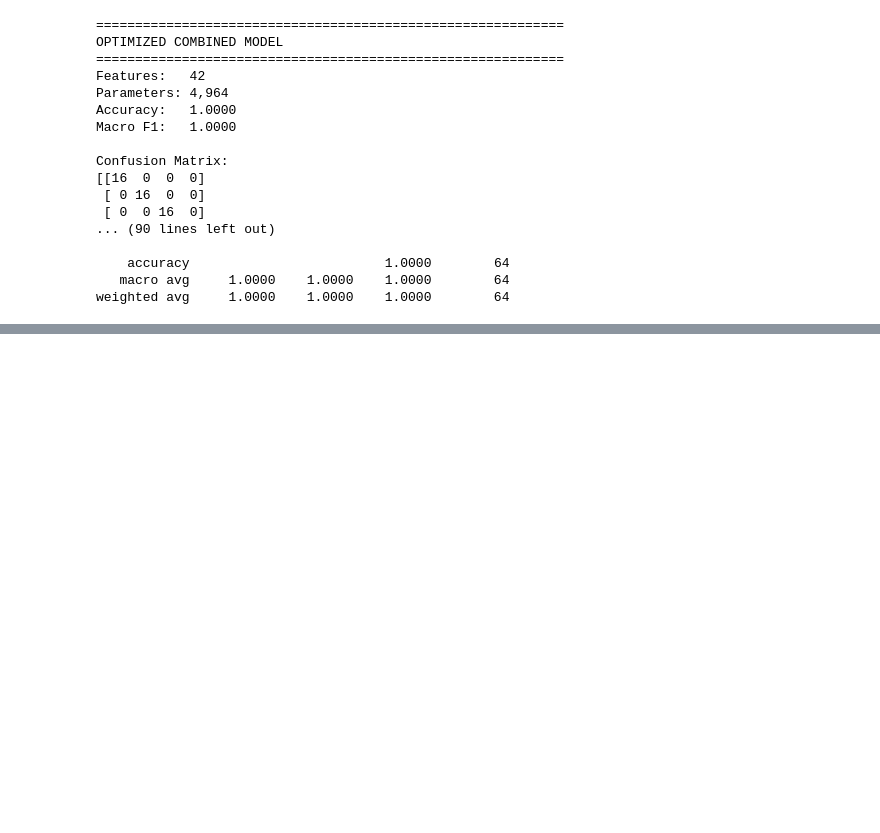
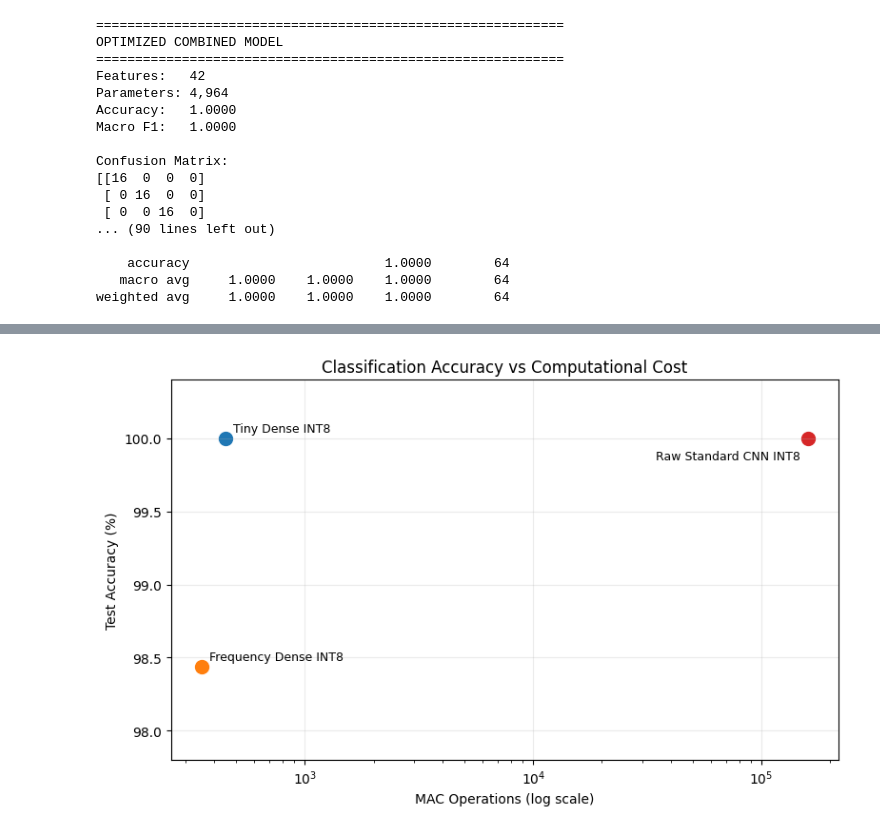
Before and after one commit to mrzamaniiii/TinyML-Compression-Benchmark, a Jupyter notebook: Data/Gesture_Classification.ipynb, the cells around one changed output, grey strips where cells are left out. Saved outputs shown, nothing was run; the diff lists cells and outputs as text; code cells hidden in the pictures; blank space fills up the shorter version.

```diff
--- a/Data/Gesture_Classification.ipynb
+++ b/Data/Gesture_Classification.ipynb
@@ -2639,7 +3268,9 @@ def estimate_macs(model):
 print("STANDARD CNN")
 print("=" * 50)
 
-raw_cnn_macs = estimate_macs(raw_cnn)
+raw_cnn_macs = estimate_macs(
+    raw_cnn
+)
 
 print(
     f"\nTotal MACs: {raw_cnn_macs:,}"
@@ -2662,13 +3293,10 @@ print(
 
 print("\n" + "=" * 50)
 
-mac_reduction = (
-    100
-    * (
-        1
-        - raw_depthwise_macs
-        / raw_cnn_macs
-    )
+mac_reduction = 100 * (
+    1
+    - raw_depthwise_macs
+    / raw_cnn_macs
 )
 
 print(
@@ -2695,0 +5138,58 @@ MAC reduction with Depthwise: 67.23%
+# %%
+# ============================================================
+# FINAL CLEAN FIGURE 1
+# Accuracy vs Computational Cost
+# ============================================================
+
+fig_df = final_report_df.copy()
+
+label_offsets_acc = {
+    "Tiny Dense INT8": (6, 5),
+    "Frequency Dense INT8": (6, 5),
+    "Raw Depthwise CNN INT8": (6, 7),
+    "Raw Standard CNN INT8": (-115, -16)
+}
+
+plt.figure(figsize=(8, 5))
+
+for _, row in fig_df.iterrows():
+
+    plt.scatter(
+        row["MACs"],
+        row["Accuracy (%)"],
+        s=100
+    )
+
+    plt.annotate(
+        row["Model"],
+        (
+            row["MACs"],
+            row["Accuracy (%)"]
+        ),
+        xytext=label_offsets_acc[row["Model"]],
+        textcoords="offset points",
+        fontsize=9
+    )
+
+plt.xscale("log")
+
+plt.xlabel("MAC Operations (log scale)")
+plt.ylabel("Test Accuracy (%)")
+plt.title(
+    "Classification Accuracy vs Computational Cost"
+)
+
+plt.ylim(97.8, 100.4)
+plt.grid(alpha=0.25)
+
+plt.tight_layout()
+
+plt.savefig(
+    "accuracy_vs_macs_final.png",
+    dpi=300,
+    bbox_inches="tight"
+)
+
+plt.show()
+# %% [output]
+[figure, added]
```
Also changed, not shown: parts of 98 cells of this notebook.
